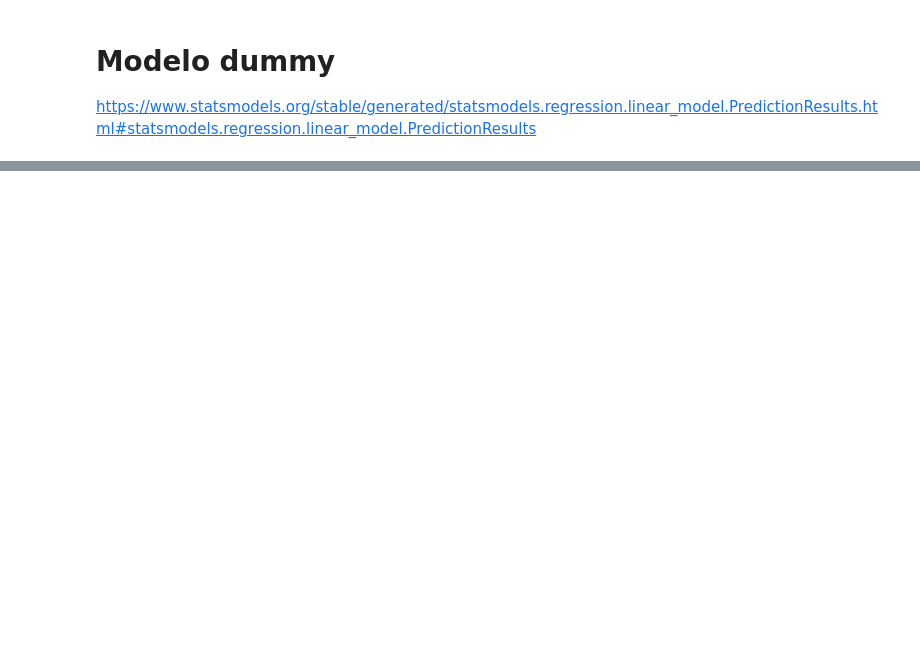
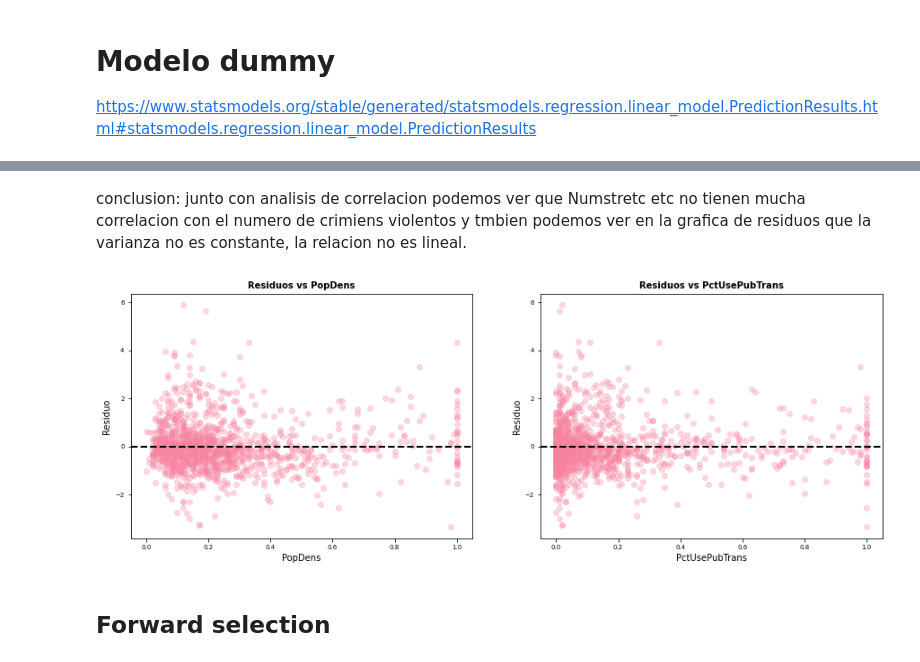
Before and after one commit to Rebeca98/Crime-prediction, a Jupyter notebook: Modelo_Regresion.ipynb, the cells around one changed output, grey strips where cells are left out. Cells and saved outputs as stored; diff of their text form; code cells hidden in the pictures; blank space fills up the shorter version.

```diff
--- a/Modelo_Regresion.ipynb
+++ b/Modelo_Regresion.ipynb
@@ -134,0 +171,5 @@ dummy_model = sm.OLS(y, X).fit()
+# %%
+# numero de condicion de la matriz
+dummy_model = sm.OLS(y, X).fit()
+np.linalg.cond(dummy_model.model.exog)
+ # con analisis de fer podemos ver si quitamos otras variables altamente correlacionadas
@@ -619,0 +240,4 @@ lzip(name, test)
+# %%
+influence = dummy_model.get_influence()
+# %%
+residuos_studentizados = influence.resid_studentized
@@ -619,0 +368,2 @@ lzip(name, test)
+# %%
+cols = list(X.columns)
@@ -619,0 +651,27 @@ lzip(name, test)
+# %% [markdown]
+conclusion:
+junto con analisis de correlacion podemos ver que Numstretc etc no tienen mucha correlacion con el numero de crimiens violentos y tmbien podemos ver en la grafica de residuos que la varianza no es constante, la relacion no es lineal.
+# %%
+fig, axes = plt.subplots(nrows=1, ncols=2, figsize=(15, 5))
+col = cols[28]
+axes[0].scatter(X[col], residuos_studentizados,color = '#ff8095',
+                   edgecolors='#F190B7', alpha = 0.3)
+axes[0].axhline(y = 0, linestyle = '--', color = 'black', lw=2)
+axes[0].set_title(f'Residuos vs {col}', fontsize = 10, fontweight = "bold")
+axes[0].set_xlabel(f'{col}')
+axes[0].set_ylabel('Residuo')
+axes[0].tick_params(labelsize = 7)
+
+### 2
+col = cols[29]
+axes[1].scatter(X[col], residuos_studentizados,color = '#ff8095',
+                   edgecolors='#F190B7', alpha = 0.3)
+axes[1].axhline(y = 0, linestyle = '--', color = 'black', lw=2)
+axes[1].set_title(f'Residuos vs {col}', fontsize = 10, fontweight = "bold")
+axes[1].set_xlabel(f'{col}')
+axes[1].set_ylabel('Residuo')
+axes[1].tick_params(labelsize = 7)
+# %% [output]
+[figure, added]
+# %% [markdown]
+## Forward selection
```
Also changed, not shown: parts of 210 cells of this notebook.
